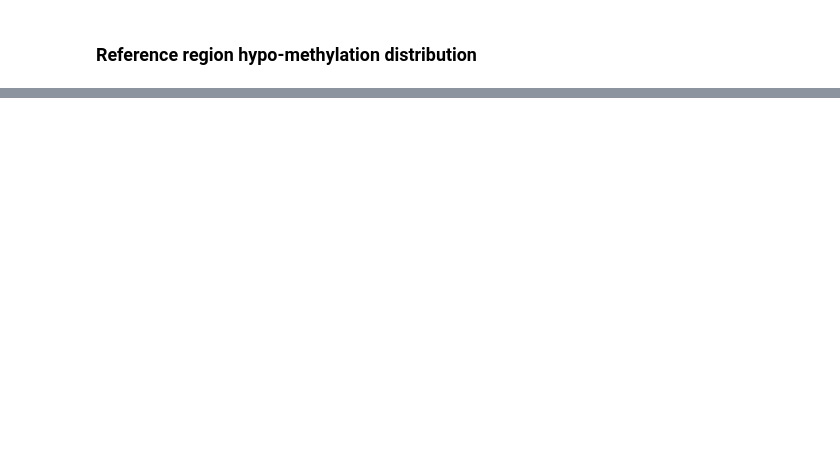
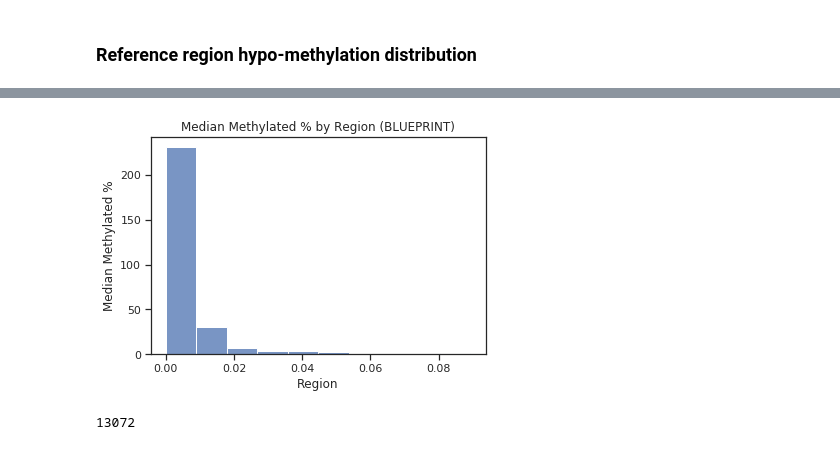
Before and after one commit to gh-msun/gh-msun, a Jupyter notebook: projects/2023_06_26_SRT_deconvolution_MS/notebooks/04_exploratory_pca_blueprint.ipynb, the cells around one changed output, grey strips where cells are left out. Saved outputs shown, nothing was run; the diff lists cells and outputs as text; code cells hidden in the pictures; blank space fills up the shorter version.

```diff
--- a/projects/2023_06_26_SRT_deconvolution_MS/notebooks/04_exploratory_pca_blueprint.ipynb
+++ b/projects/2023_06_26_SRT_deconvolution_MS/notebooks/04_exploratory_pca_blueprint.ipynb
@@ -182,0 +239,17 @@ Name: region_id, Length: 206303, dtype: object
+# %%
+grouped = data.groupby('region_id')['frac_alpha_leq_25pct'] \
+            .median() \
+            .sort_values(ascending=False) \
+            .reset_index()
+
+sns.histplot(data=grouped, x='frac_alpha_leq_25pct')
+plt.title('Median Methylated % by Region (BLUEPRINT)')
+plt.xlabel('Region')
+plt.ylabel('Median Methylated %')
+plt.show()
+# %% [output]
+[figure, added]
+# %%
+sum(data['frac_alpha_leq_25pct'] > 0)
+# %% [output]
+13072
```
Also changed, not shown: parts of 30 cells of this notebook, 2 other files.
